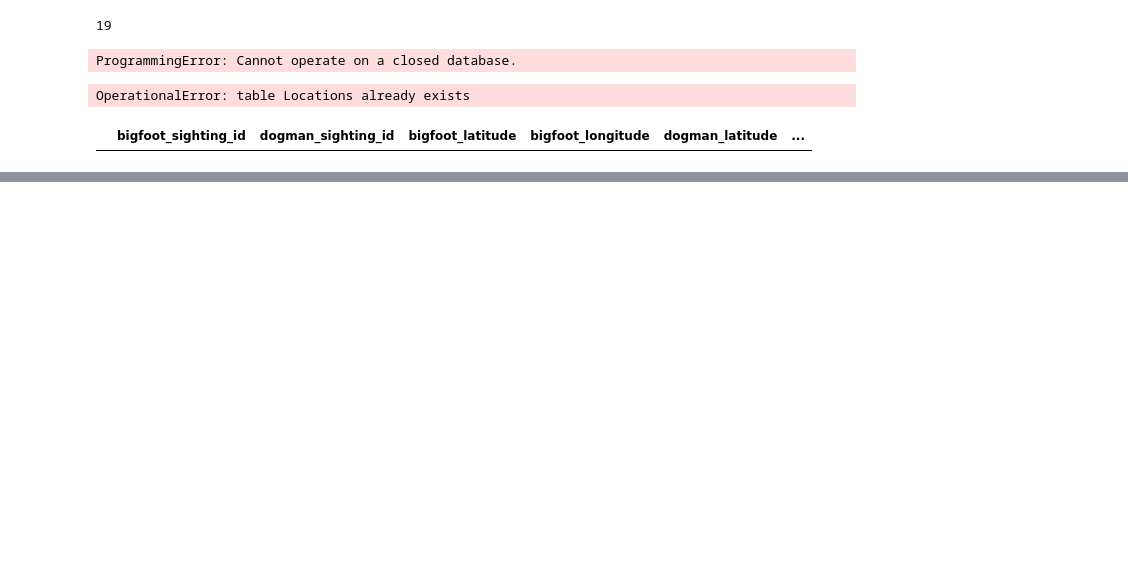
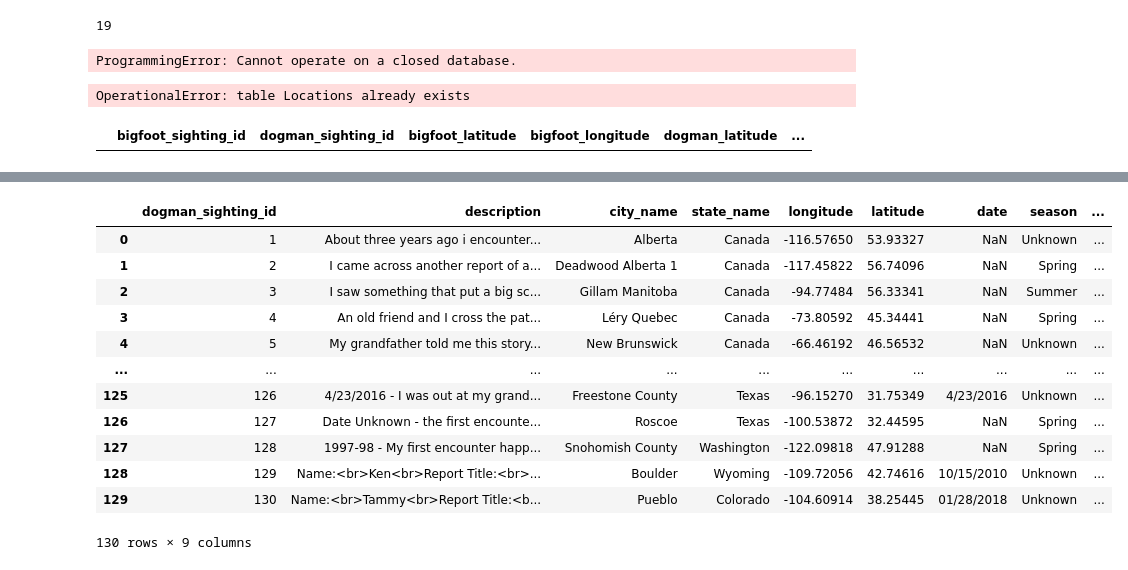
Before and after one commit to ryann1004/Capstone_RobertYann, a Jupyter notebook: Notebooks/Capstone_RY.ipynb, the cells around one changed output, grey strips where cells are left out. Cells and saved outputs as stored; diff of their text form; code cells hidden in the pictures; blank space fills up the shorter version.

```diff
--- a/Notebooks/Capstone_RY.ipynb
+++ b/Notebooks/Capstone_RY.ipynb
@@ -1302,0 +1346,25 @@ result1
+# %%
+# delete \n from longitude column in dogman_sightings.csv file
+dogman_sightings['longitude'] = dogman_sightings['longitude'].str.replace('\n', '', regex=False)
+
+dogman_sightings
+
+# round latitude and longitude columns to 5 decimal places
+dogman_sightings['latitude'] = dogman_sightings['latitude'].astype(float).round(5)
+dogman_sightings['longitude'] = dogman_sightings['longitude'].astype(float).round(5)
+
+dogman_sightings
+# %% [output]
+|  | dogman_sighting_id | description | city_name | state_name | longitude | latitude | date | season | ... |
+| 0 | 1 | About three years ago i encounter... | Alberta | Canada | -116.57650 | 53.93327 | NaN | Unknown | ... |
+| 1 | 2 | I came across another report of a... | Deadwood Alberta 1 | Canada | -117.45822 | 56.74096 | NaN | Spring | ... |
+| 2 | 3 | I saw something that put a big sc... | Gillam Manitoba | Canada | -94.77484 | 56.33341 | NaN | Summer | ... |
+| 3 | 4 | An old friend and I cross the pat... | Léry Quebec | Canada | -73.80592 | 45.34441 | NaN | Spring | ... |
+| 4 | 5 | My grandfather told me this story... | New Brunswick | Canada | -66.46192 | 46.56532 | NaN | Unknown | ... |
+| ... | ... | ... | ... | ... | ... | ... | ... | ... | ... |
+| 125 | 126 | 4/23/2016 - I was out at my grand... | Freestone County | Texas | -96.15270 | 31.75349 | 4/23/2016 | Unknown | ... |
+| 126 | 127 | Date Unknown - the first encounte... | Roscoe | Texas | -100.53872 | 32.44595 | NaN | Spring | ... |
+| 127 | 128 | 1997-98 - My first encounter happ... | Snohomish County | Washington | -122.09818 | 47.91288 | NaN | Spring | ... |
+| 128 | 129 | Name:<br>Ken<br>Report Title:<br>... | Boulder | Wyoming | -109.72056 | 42.74616 | 10/15/2010 | Unknown | ... |
+| 129 | 130 | Name:<br>Tammy<br>Report Title:<b... | Pueblo | Colorado | -104.60914 | 38.25445 | 01/28/2018 | Unknown | ... |
+130 rows × 9 columns
```
Also changed, not shown: parts of 4 cells of this notebook, 1 other file.
